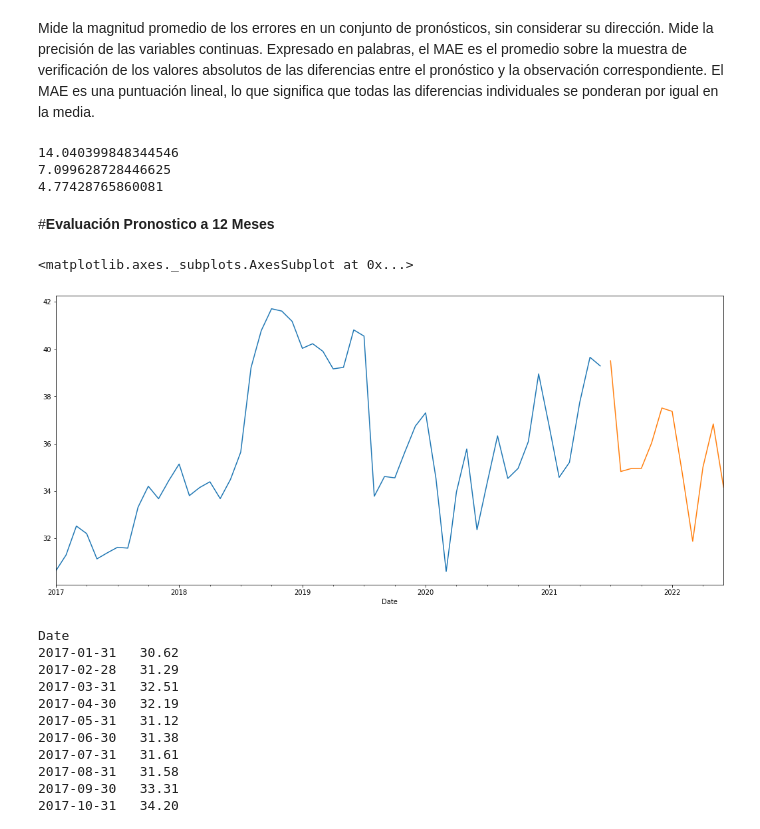
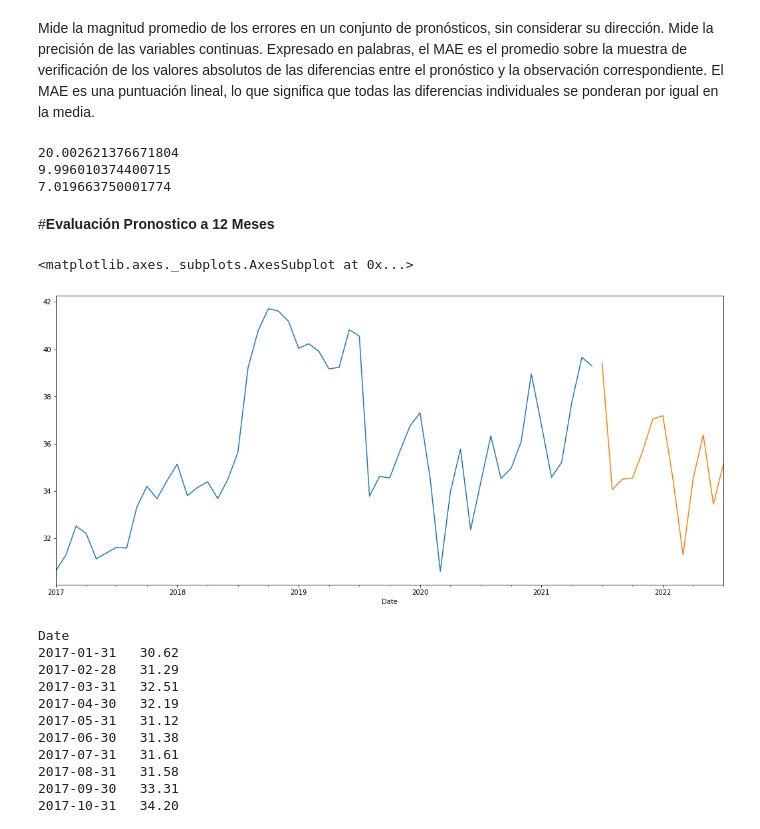
Before and after one commit to huramire/PyoyectoBanco2022, a Jupyter notebook: ProyectoCedesistemasSerieFinancieraPFE.ipynb, the cells around one changed output. Saved outputs shown, nothing was run; the diff lists cells and outputs as text; code cells hidden in the pictures.

```diff
--- a/ProyectoCedesistemasSerieFinancieraPFE.ipynb
+++ b/ProyectoCedesistemasSerieFinancieraPFE.ipynb
@@ -424,7 +424,7 @@ Maximum Likelihood optimization failed to converge. Check mle_retvals
 # %%
 mododelo_Accion=sm.tsa.statespace.SARIMAX(y_train,
                               order=(1,0,0),
-                              seasonal_order=(1,1,1,12),
+                              seasonal_order=(1,1,0,12),
                               enforce_stationarity=False,
                               enforce_invertibility=False)
 # %%
@@ -535,18 +527,18 @@ print(RMSETrain)
 MaeTrain=MAE(Actual,Prediccion)
 print(MaeTrain)
 # %% [output]
-14.040399848344546
-7.099628728446625
-4.77428765860081
+20.002621376671804
+9.996010374400715
+7.019663750001774
 # %% [markdown]
 #**Evaluación Pronostico a 12 Meses**
 # %%
-Pred_uc=resultados.get_forecast(steps=12)
+Pred_uc=resultados.get_forecast(steps=13)
 y_train.plot(label="Observado")
 Pred_uc.predicted_mean.plot()
 # %% [output]
 <matplotlib.axes._subplots.AxesSubplot at 0x...>
-[figure, old version]
+[figure, new version]
 # %%
 y_train
 # %% [output]
```
Also changed, not shown: parts of 15 cells of this notebook.
